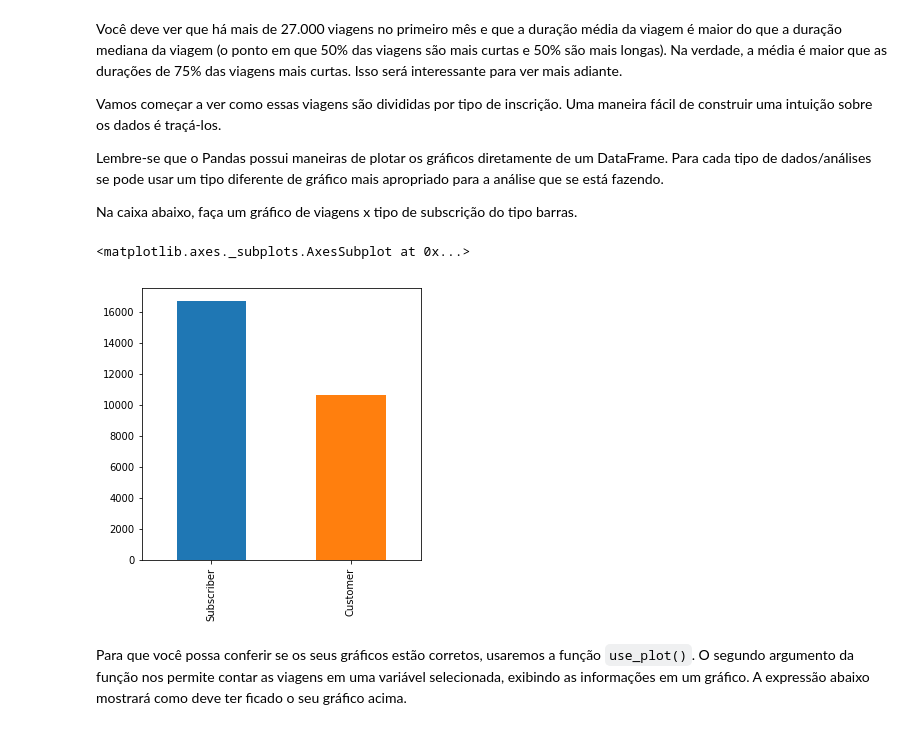
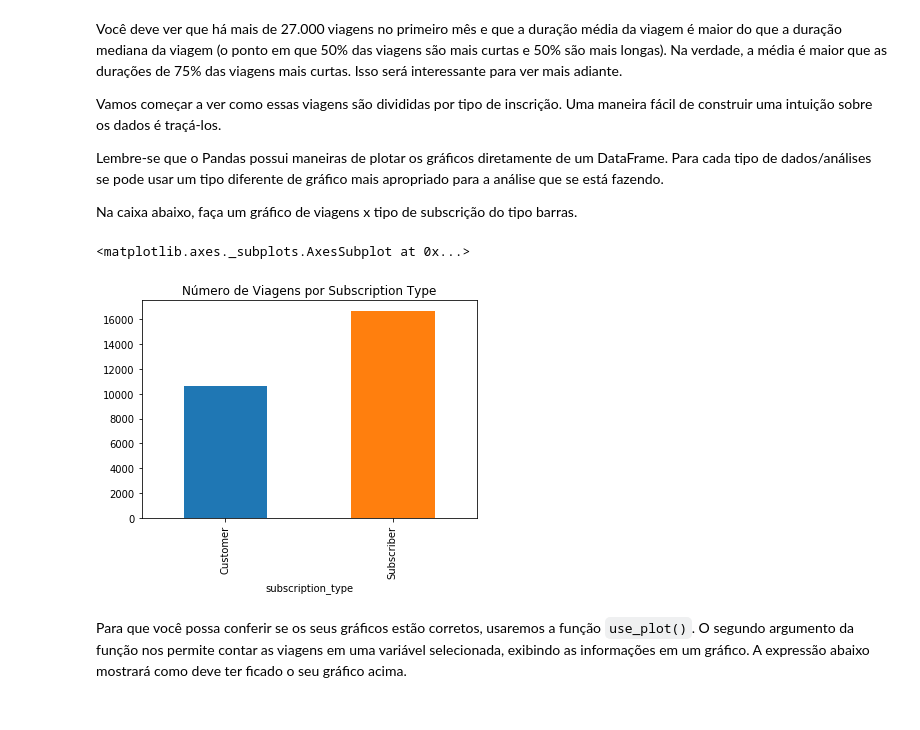
Before and after one commit to cglsoft/DataScience-FDSI, a Jupyter notebook: Semana 4 - Projeto/ndfdsi-bikeshareanalysis/Analise_Bay_Area_Bike_Share-NDFDSI.ipynb, the cells around one changed output. Drawn from its saved outputs; the diff is of its cells as text; code cells hidden in the pictures.

```diff
--- a/Semana 4 - Projeto/ndfdsi-bikeshareanalysis/Analise_Bay_Area_Bike_Share-NDFDSI.ipynb
+++ b/Semana 4 - Projeto/ndfdsi-bikeshareanalysis/Analise_Bay_Area_Bike_Share-NDFDSI.ipynb
@@ -309,11 +309,13 @@ Na caixa abaixo, faça um gráfico de viagens x tipo de subscrição do tipo bar
 # %%
 # TODO: plote um gráfico de barras que mostre quantidade de viagens por subscription_type
 # lembrando que quando o comando .plot é usado, se pode escolher o tipo de gráfico usando
 # o parâmetro kind. Ex: plot(kind='bar')
-trip_data['subscription_type'].value_counts().plot(kind='bar',figsize=(5,5))
+group_subs = trip_data.groupby('subscription_type')['duration'].count()
+
+group_subs.plot( kind='bar', title="Número de Viagens por Subscription Type")
 # %% [output]
 <matplotlib.axes._subplots.AxesSubplot at 0x...>
-[figure, old version]
+[figure, new version]
 # %% [markdown]
 Para que você possa conferir se os seus gráficos estão corretos, usaremos a função `use_plot()`. O segundo argumento da função nos permite contar as viagens em uma variável selecionada, exibindo as informações em um gráfico. A expressão abaixo mostrará como deve ter ficado o seu gráfico acima.
 # %%
```
Also changed, not shown: parts of 2 cells of this notebook, 6 other files.
